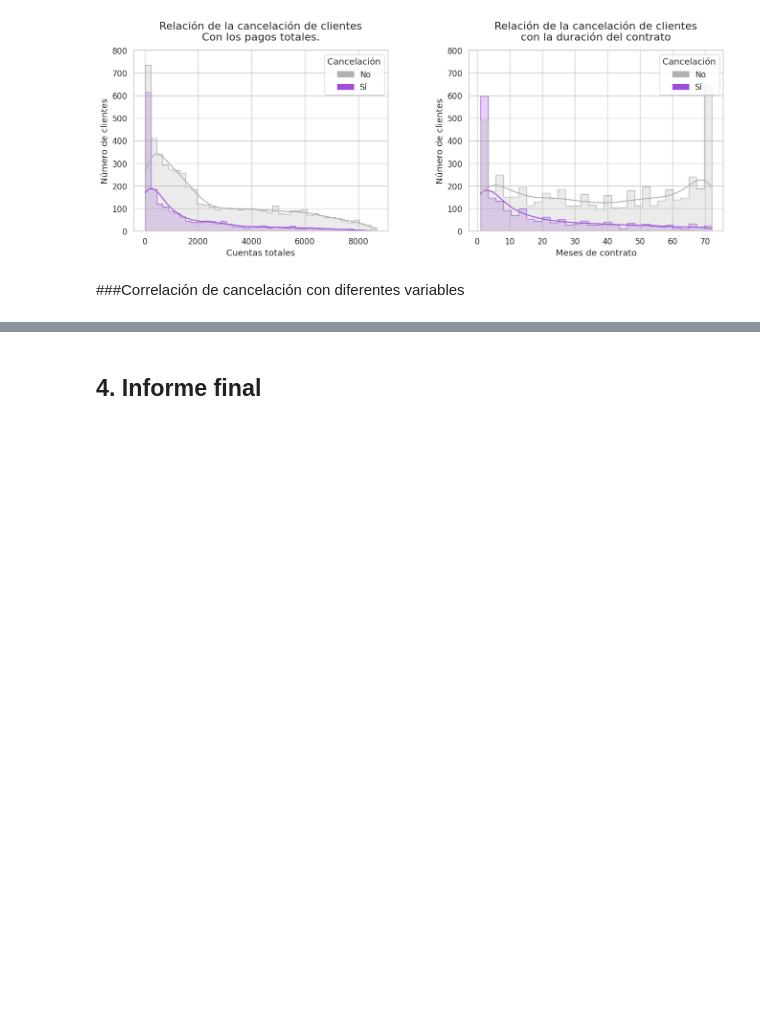
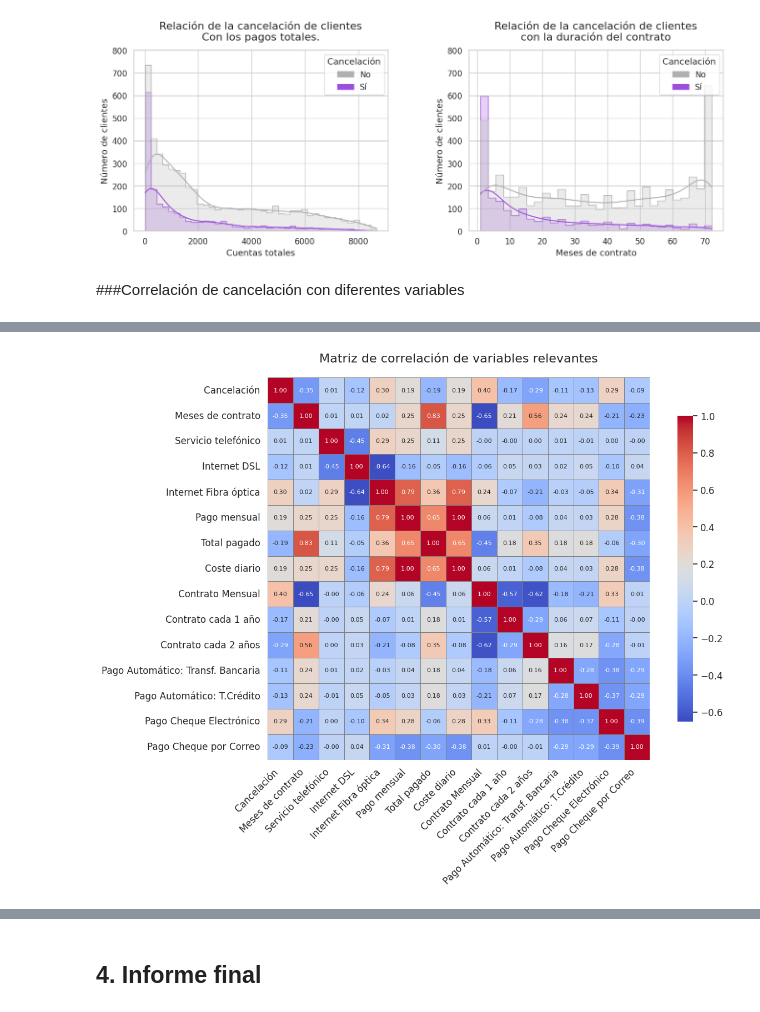
Before and after one commit to DaniBntz/TelecomX, a Jupyter notebook: TelecomX_Challenge.ipynb, the cells around one changed output, grey strips where cells are left out. Drawn from its saved outputs; the diff is of its cells as text; code cells hidden in the pictures; blank space fills up the shorter version.

Commit message:
Correlación de cancelación con multiples variables

```diff
--- a/TelecomX_Challenge.ipynb
+++ b/TelecomX_Challenge.ipynb
@@ -1256,0 +1313,28 @@ plt.show()
+# %%
+# Calcular matriz de correlación
+matriz_corr = datos[variables_corr].corr()
+
+# Renombro las Columnas/filas
+matriz_corr.rename(columns=nombres_correlacion, index=nombres_correlacion, inplace=True)
+
+# Grafico
+plt.figure(figsize=(13, 10))
+sns.heatmap(
+    matriz_corr,
+    annot=True,
+    fmt=".2f",
+    cmap="coolwarm",
+    linewidths=0.5,
+    linecolor='gray',
+    square=True,
+    cbar_kws={"shrink": 0.8},
+    annot_kws={"size": 8}
+)
+
+plt.title('Matriz de correlación de variables relevantes', fontsize=16, pad=20)
+plt.xticks(rotation=45, ha='right')
+plt.yticks(rotation=0)
+plt.tight_layout()
+plt.show()
+# %% [output]
+[figure, added]
```
Also changed, not shown: parts of 4 cells of this notebook.
